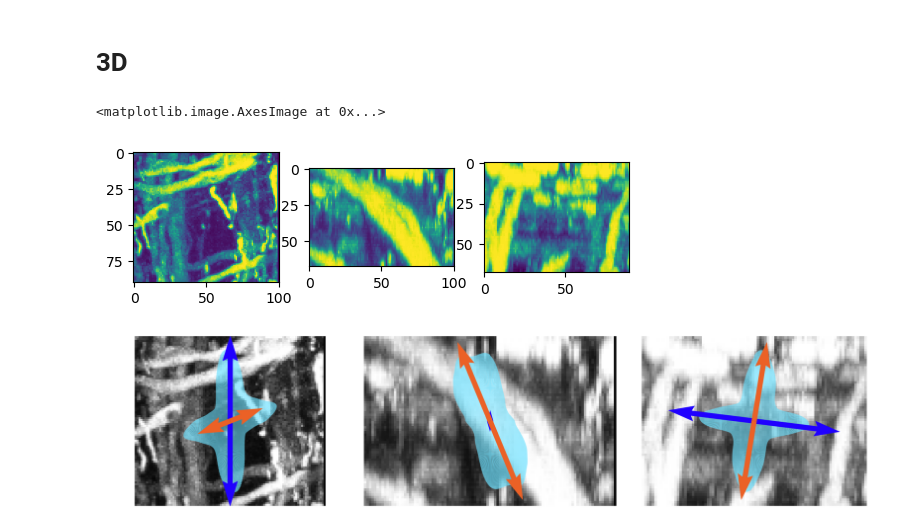
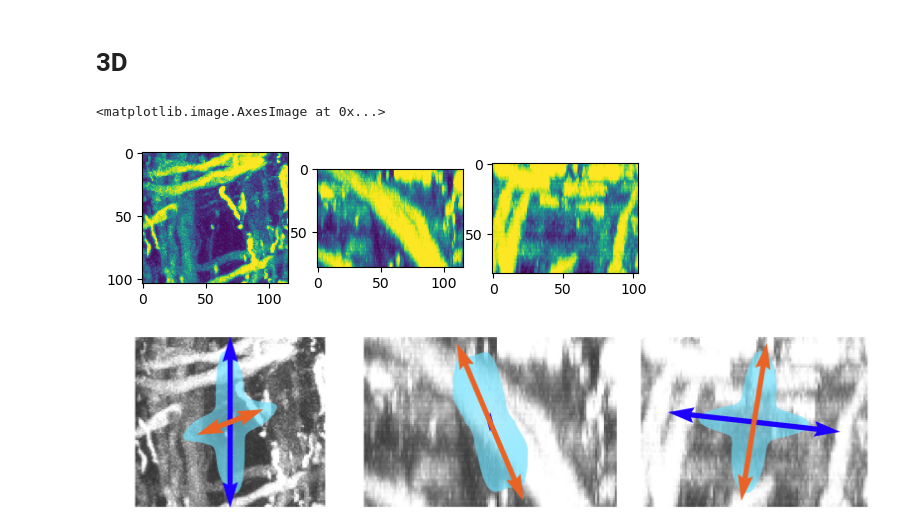
Before and after one commit to BrysonGray/structure_tensor_validation, a Jupyter notebook: notebooks/st_analysis_microscopy.ipynb, the cells around one changed output. Saved outputs shown, nothing was run; the diff lists cells and outputs as text; code cells hidden in the pictures.

Commit message:
Fix: Example 2d image format and module import issues.

```diff
--- a/notebooks/st_analysis_microscopy.ipynb
+++ b/notebooks/st_analysis_microscopy.ipynb
@@ -52,14 +55,14 @@ fig = visualize.plot_angles(I, angles=angles, means=mu, mean_colors=mean_colors,
 # 3D
 # %%
 # load and visualize the 3d example image
-J = tifffile.imread("../example_microscopy_data/two_angle_roi_3d_i_26-55_j_646-750_k_406-522.tif")
+J = tifffile.imread("../example_microscopy_data/two_angle_roi_3d_i_26-55_j_646-750_k_406-522_corrected.tif")
 fig, ax = plt.subplots(1,3)
 ax[0].imshow(J.max(0))
 ax[1].imshow(J.max(1))
 ax[2].imshow(J.max(2))
 # %% [output]
 <matplotlib.image.AxesImage at 0x...>
-[figure, old version]
+[figure, new version]
 # %%
 # set the gradient and window sigmas
 g = 5.0
@@ -79,4 +82,4 @@ c /= c.max()
 # visualize the distrubution of structure tensor orientations
 fig = visualize.plot_angles_3d(image=J, vectors=angles, means=means, mip=True, border_color=None, hist_color=c)
 # %% [output]
-[figure, old version]
+[figure, new version]
```
Also changed, not shown: parts of 3 cells of this notebook, 4 other files.
